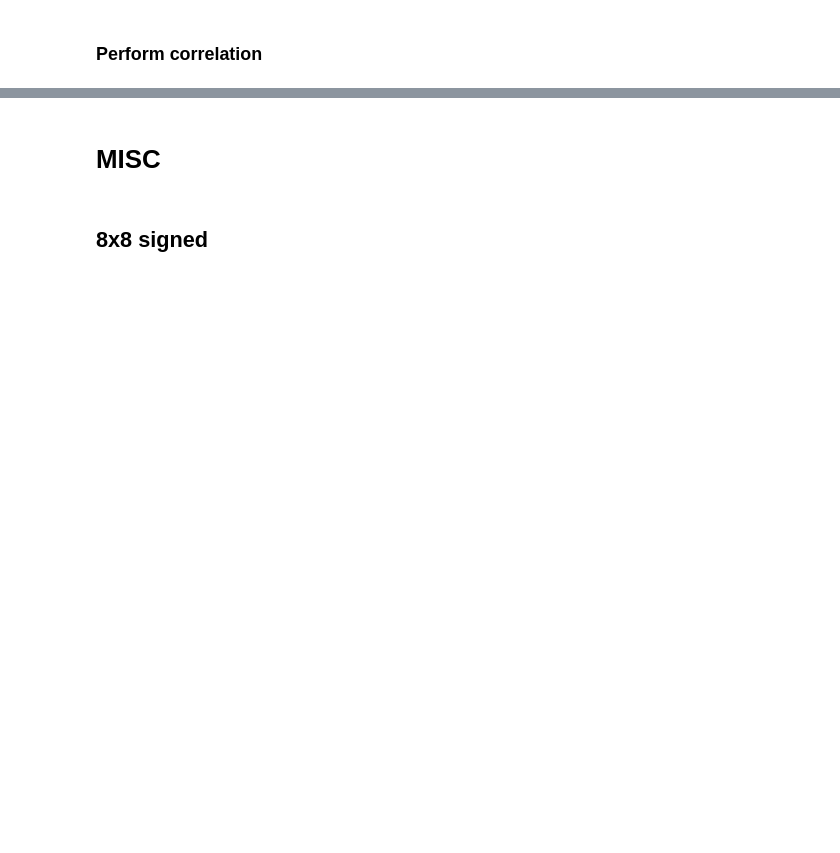
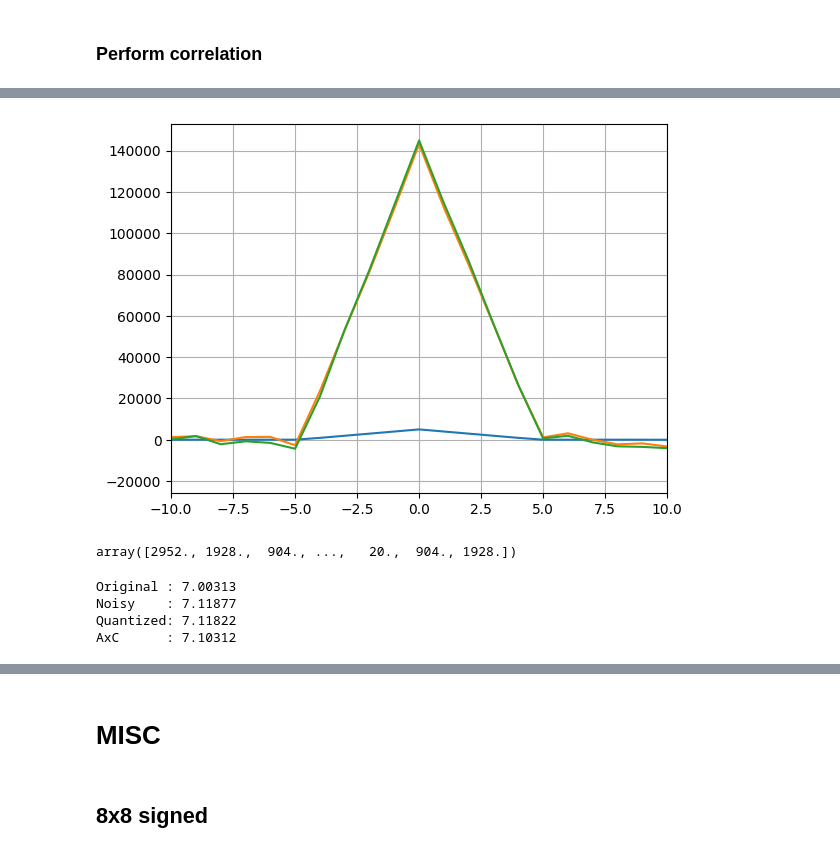
Before and after one commit to agrenier-gnss/axcgnss, a Jupyter notebook: signal_theory.ipynb, the cells around one changed output, grey strips where cells are left out. Saved outputs shown, nothing was run; the diff lists cells and outputs as text; code cells hidden in the pictures; blank space fills up the shorter version.

```diff
--- a/signal_theory.ipynb
+++ b/signal_theory.ipynb
@@ -156,0 +192,30 @@ samplingFrequency, GPS_L1CA_CODE_FREQ, f"PRN G{prn:02d}, GPS L1 C/A")
+# %%
+
+plt.figure()
+plt.plot(signal_lags, signal_corr)
+plt.plot(signal_quantized_lags, signal_quantized_corr)
+plt.plot(signal_axc_lags, signal_axc_corr)
+plt.xlim((-10, 10))
+plt.grid()
+# %% [output]
+[figure, added]
+# %%
+signal_corr
+# %% [output]
+array([2952., 1928.,  904., ...,   20.,  904., 1928.])
+# %%
+# Find SNR loss
+snr_signal_original = getPostCorrelationSNR(signal_corr, samplingFrequency)
+snr_signal_noisy = getPostCorrelationSNR(signal_noisy_corr, samplingFrequency)
+snr_signal_quantized = getPostCorrelationSNR(signal_quantized_corr, samplingFrequency)
+snr_signal_axc = getPostCorrelationSNR(signal_axc_corr, samplingFrequency)
+
+print(f"Original : {snr_signal_original:.5f}")
+print(f"Noisy    : {snr_signal_noisy:.5f}")
+print(f"Quantized: {snr_signal_quantized:.5f}")
+print(f"AxC      : {snr_signal_axc:.5f}")
+# %% [output]
+Original : 7.00313
+Noisy    : 7.11877
+Quantized: 7.11822
+AxC      : 7.10312
```
Also changed, not shown: parts of 23 cells of this notebook, 9 other files.
